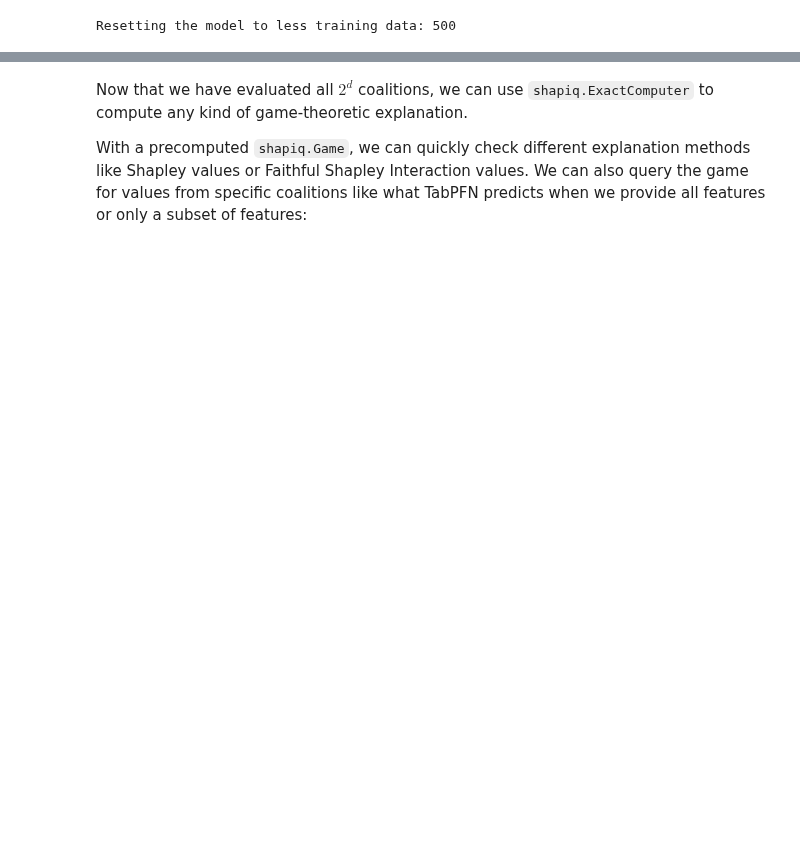
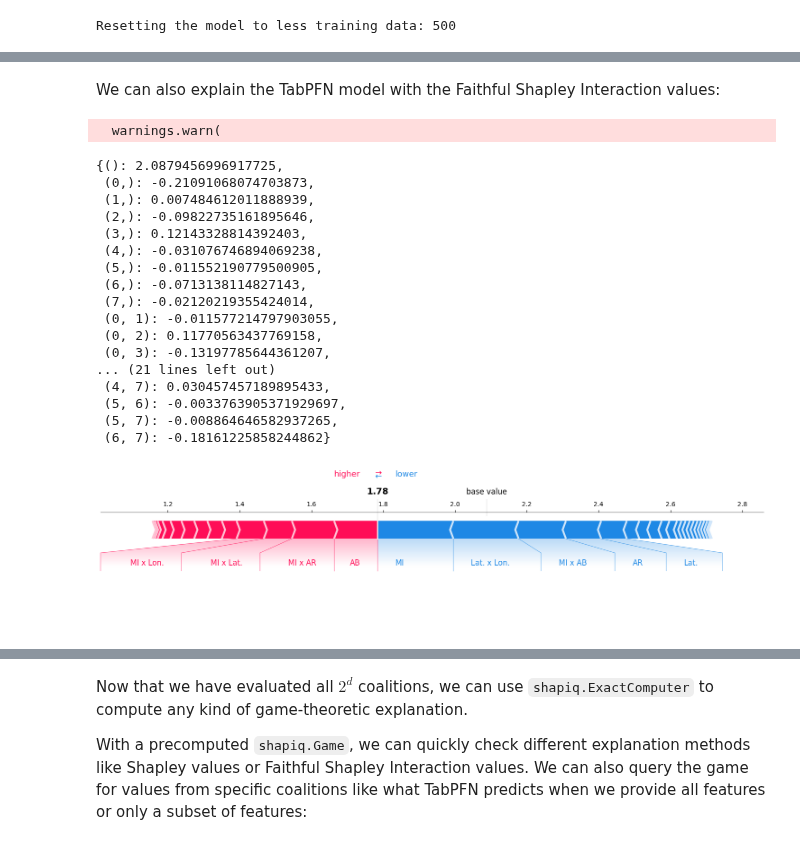
Before and after one commit to FabianK-Dev/shapiq, a Jupyter notebook: docs/source/notebooks/tabular_notebooks/explaining_tabpfn.ipynb, the cells around one changed output, grey strips where cells are left out. Drawn from its saved outputs; the diff is of its cells as text; code cells hidden in the pictures; blank space fills up the shorter version.

```diff
--- a/docs/source/notebooks/tabular_notebooks/explaining_tabpfn.ipynb
+++ b/docs/source/notebooks/tabular_notebooks/explaining_tabpfn.ipynb
@@ -163,0 +191,36 @@ The value function of the game performs the remove-and-"retrain" strategy for Ta
+# %% [markdown]
+We can also explain the TabPFN model with the Faithful Shapley Interaction values:
+# %%
+explainer = shapiq.Explainer(
+    model=model,
+    data=x_train,
+    labels=y_train,
+    index="FSII",  # Shapley values
+    max_order=2,  # first order Shapley values
+    empty_prediction=float(average_prediction),  # Optional, can also be inferred from the model
+)
+# let's just make sure we use the precomputed values for speedup with the CPU
+explainer._imputer.load_values("tabpfn_values_explainer.npz")  # Optional
+fsii = explainer.explain(x_explain)
+display(fsii.dict_values)
+fsii.plot_force(feature_names=feature_names)
+# %% [output]
+  warnings.warn(
+{(): 2.0879456996917725,
+ (0,): -0.21091068074703873,
+ (1,): 0.007484612011888939,
+ (2,): -0.09822735161895646,
+ (3,): 0.12143328814392403,
+ (4,): -0.031076746894069238,
+ (5,): -0.011552190779500905,
+ (6,): -0.0713138114827143,
+ (7,): -0.02120219355424014,
+ (0, 1): -0.011577214797903055,
+ (0, 2): 0.11770563437769158,
+ (0, 3): -0.13197785644361207,
+... (21 lines left out)
+ (4, 7): 0.030457457189895433,
+ (5, 6): -0.0033763905371929697,
+ (5, 7): -0.008864646582937265,
+ (6, 7): -0.18161225858244862}
+[figure, added]
```
Also changed, not shown: parts of 23 cells of this notebook, 24 other files.
